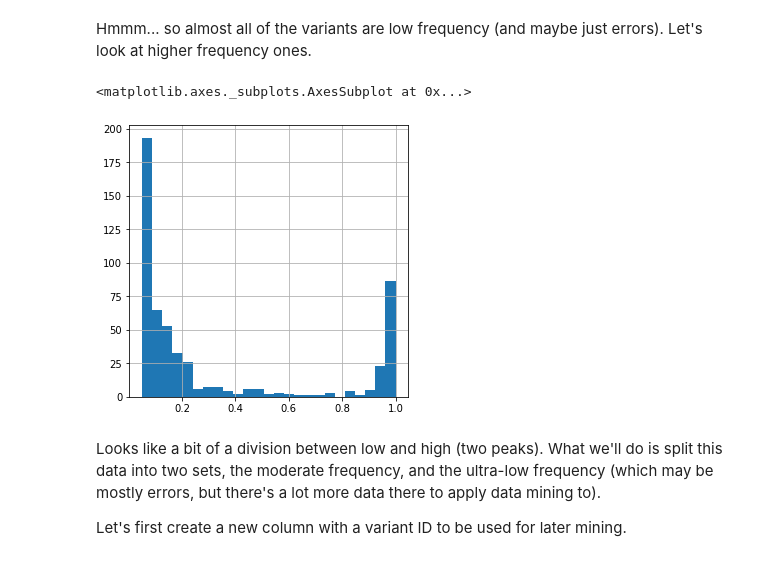
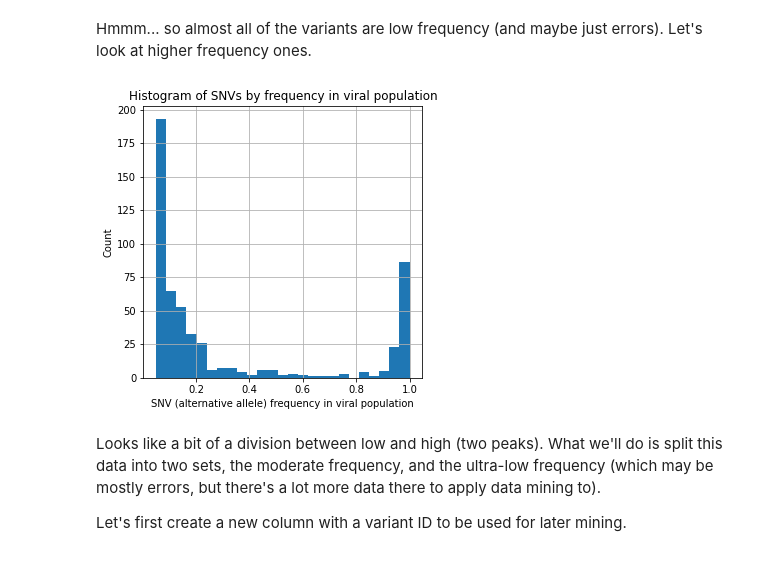
Before and after one commit to apetkau/comp7944-project, a Jupyter notebook: data/snv-data/for_use/snv-extract-transactions.ipynb, the cells around one changed output. Saved outputs shown, nothing was run; the diff lists cells and outputs as text; code cells hidden in the pictures.

Commit message:
Added text to histogram

```diff
--- a/data/snv-data/for_use/snv-extract-transactions.ipynb
+++ b/data/snv-data/for_use/snv-extract-transactions.ipynb
@@ -39,9 +39,12 @@ data['AF'].hist(figsize=(5,5), bins=25)
 Hmmm... so almost all of the variants are low frequency (and maybe just errors). Let's look at higher frequency ones.
 # %%
 data[data['AF'] > 0.05]['AF'].hist(figsize=(5,5), bins=25)
+plt.xlabel('SNV (alternative allele) frequency in viral population')
+plt.ylabel('Count')
+plt.title('Histogram of SNVs by frequency in viral population')
+plt.show()
 # %% [output]
-<matplotlib.axes._subplots.AxesSubplot at 0x...>
-[figure, old version]
+[figure, new version]
 # %% [markdown]
 Looks like a bit of a division between low and high (two peaks). What we'll do is split this data into two sets, the moderate frequency, and the ultra-low frequency (which may be mostly errors, but there's a lot more data there to apply data mining to).
 
```
